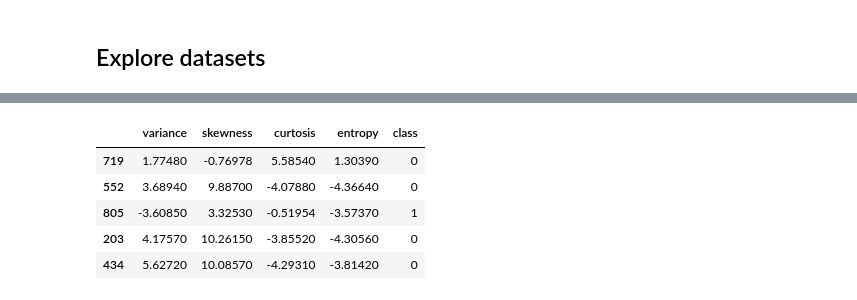
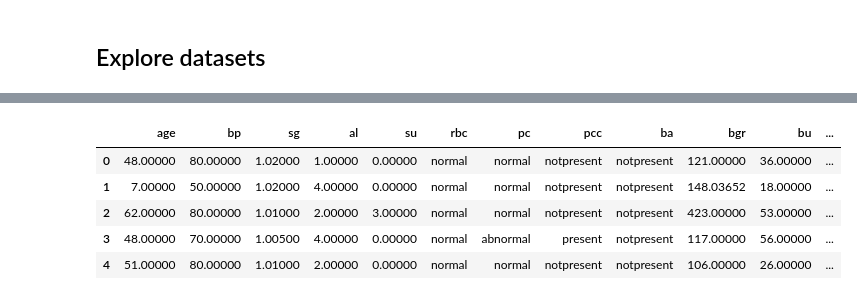
Before and after one commit to ybendou/mini-projet-ml-mce, a Jupyter notebook: explore/explore1.ipynb, the cells around one changed output, grey strips where cells are left out. Saved outputs shown, nothing was run; the diff lists cells and outputs as text; code cells hidden in the pictures.

```diff
--- a/explore/explore1.ipynb
+++ b/explore/explore1.ipynb
@@ -84,9 +63,0 @@ bank_dataset.sample(5)
-# %%
-clean_noisy_data(bank_dataset).sample(5)
-# %% [output]
-|  | variance | skewness | curtosis | entropy | class |
-| 719 | 1.77480 | -0.76978 | 5.58540 | 1.30390 | 0 |
-| 552 | 3.68940 | 9.88700 | -4.07880 | -4.36640 | 0 |
-| 805 | -3.60850 | 3.32530 | -0.51954 | -3.57370 | 1 |
-| 203 | 4.17570 | 10.26150 | -3.85520 | -4.30560 | 0 |
-| 434 | 5.62720 | 10.08570 | -4.29310 | -3.81420 | 0 |
@@ -92,0 +68,9 @@ clean_noisy_data(bank_dataset).sample(5)
+# %%
+kidney_dataset.head(5)
+# %% [output]
+|  | age | bp | sg | al | su | rbc | pc | pcc | ba | bgr | bu | ... |
+| 0 | 48.00000 | 80.00000 | 1.02000 | 1.00000 | 0.00000 | normal | normal | notpresent | notpresent | 121.00000 | 36.00000 | ... |
+| 1 | 7.00000 | 50.00000 | 1.02000 | 4.00000 | 0.00000 | normal | normal | notpresent | notpresent | 148.03652 | 18.00000 | ... |
+| 2 | 62.00000 | 80.00000 | 1.01000 | 2.00000 | 3.00000 | normal | normal | notpresent | notpresent | 423.00000 | 53.00000 | ... |
+| 3 | 48.00000 | 70.00000 | 1.00500 | 4.00000 | 0.00000 | normal | abnormal | present | notpresent | 117.00000 | 56.00000 | ... |
+| 4 | 51.00000 | 80.00000 | 1.01000 | 2.00000 | 0.00000 | normal | normal | notpresent | notpresent | 106.00000 | 26.00000 | ... |
```
Also changed, not shown: parts of 19 cells of this notebook, 2 other files.
